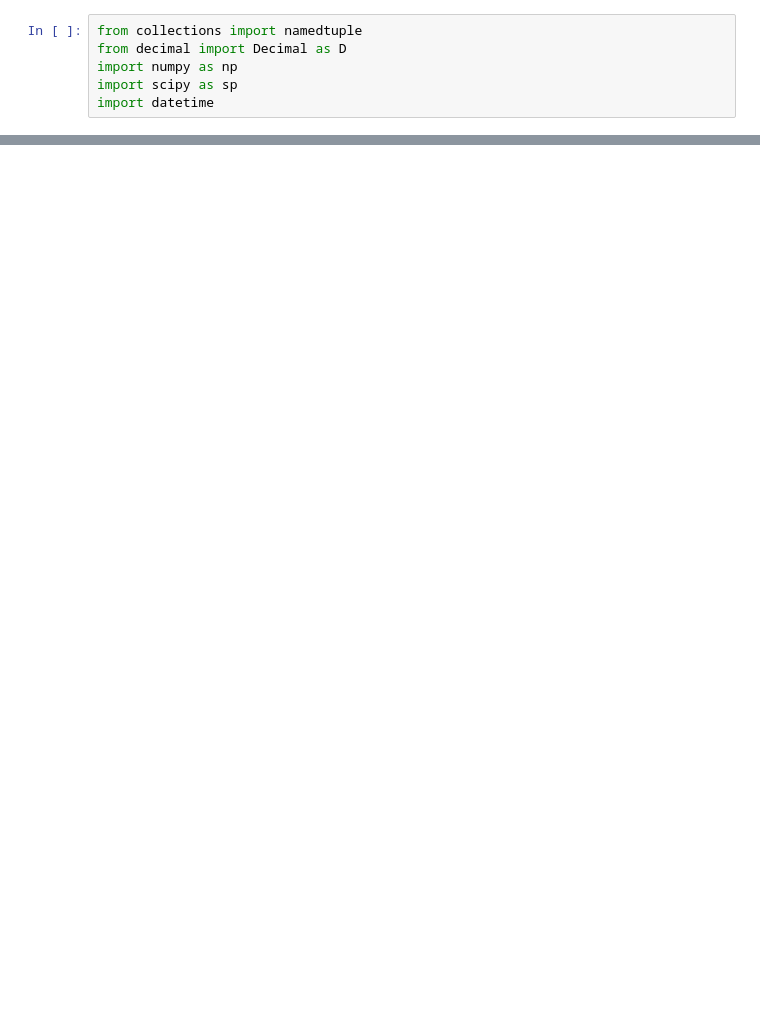
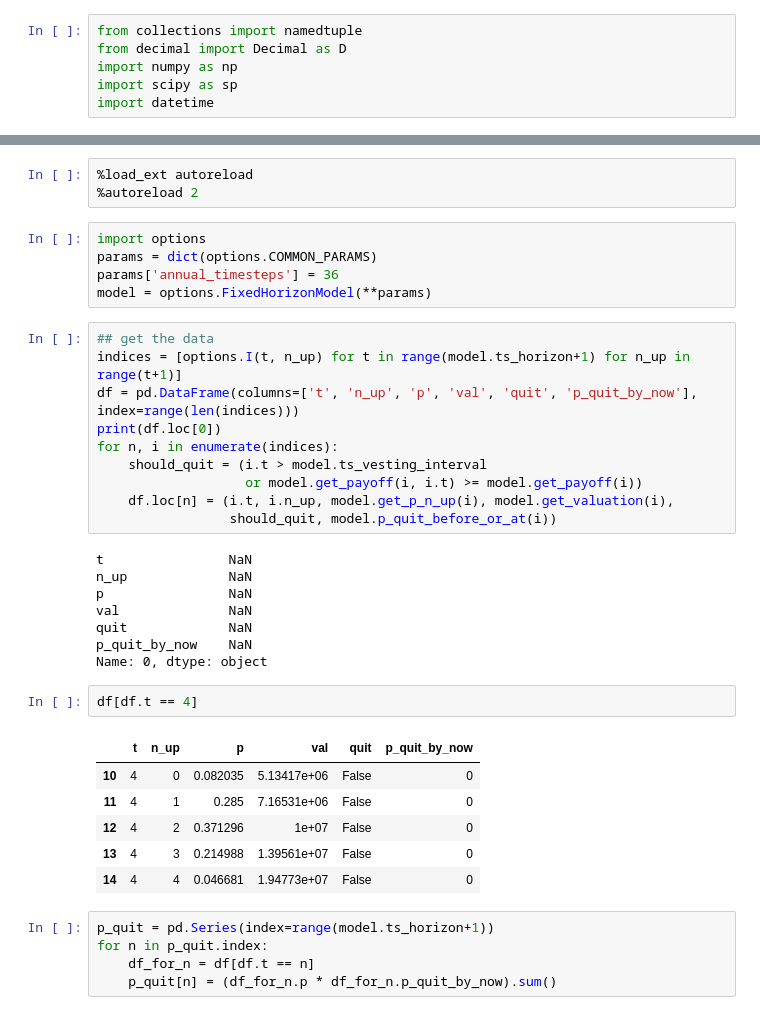
Before and after one commit to benkuhn/option-val, a Jupyter notebook: Early employee option pricing.ipynb, the cells around one changed output, grey strips where cells are left out. Drawn from its saved outputs; the diff is of its cells as text; blank space fills up the shorter version.

```diff
--- a/Early employee option pricing.ipynb
+++ b/Early employee option pricing.ipynb
@@ -172,0 +62,40 @@ print(get_naive_payoff(params, I(0, 0)))
+# %%
+%load_ext autoreload
+%autoreload 2
+# %%
+import options
+params = dict(options.COMMON_PARAMS)
+params['annual_timesteps'] = 36
+model = options.FixedHorizonModel(**params)
+# %%
+## get the data
+indices = [options.I(t, n_up) for t in range(model.ts_horizon+1) for n_up in range(t+1)]
+df = pd.DataFrame(columns=['t', 'n_up', 'p', 'val', 'quit', 'p_quit_by_now'], index=range(len(indices)))
+print(df.loc[0])
+for n, i in enumerate(indices):
+    should_quit = (i.t > model.ts_vesting_interval
+                   or model.get_payoff(i, i.t) >= model.get_payoff(i))
+    df.loc[n] = (i.t, i.n_up, model.get_p_n_up(i), model.get_valuation(i),
+                 should_quit, model.p_quit_before_or_at(i))
+# %% [output]
+t                NaN
+n_up             NaN
+p                NaN
+val              NaN
+quit             NaN
+p_quit_by_now    NaN
+Name: 0, dtype: object
+# %%
+df[df.t == 4]
+# %% [output]
+|  | t | n_up | p | val | quit | p_quit_by_now |
+| 10 | 4 | 0 | 0.082035 | 5.13417e+06 | False | 0 |
+| 11 | 4 | 1 | 0.285 | 7.16531e+06 | False | 0 |
+| 12 | 4 | 2 | 0.371296 | 1e+07 | False | 0 |
+| 13 | 4 | 3 | 0.214988 | 1.39561e+07 | False | 0 |
+| 14 | 4 | 4 | 0.046681 | 1.94773e+07 | False | 0 |
+# %%
+p_quit = pd.Series(index=range(model.ts_horizon+1))
+for n in p_quit.index:
+    df_for_n = df[df.t == n]
+    p_quit[n] = (df_for_n.p * df_for_n.p_quit_by_now).sum()
```
Also changed, not shown: parts of 22 cells of this notebook.
